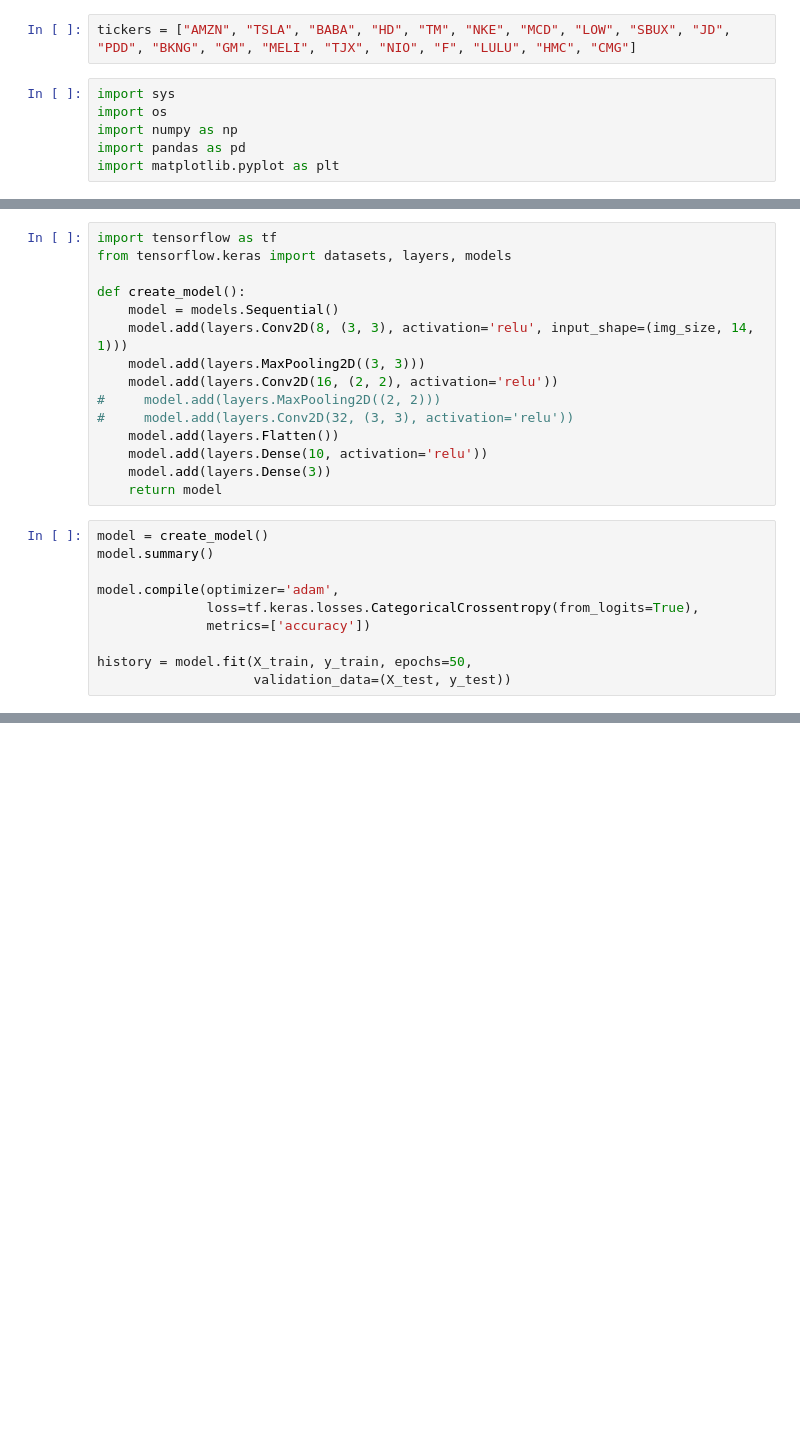
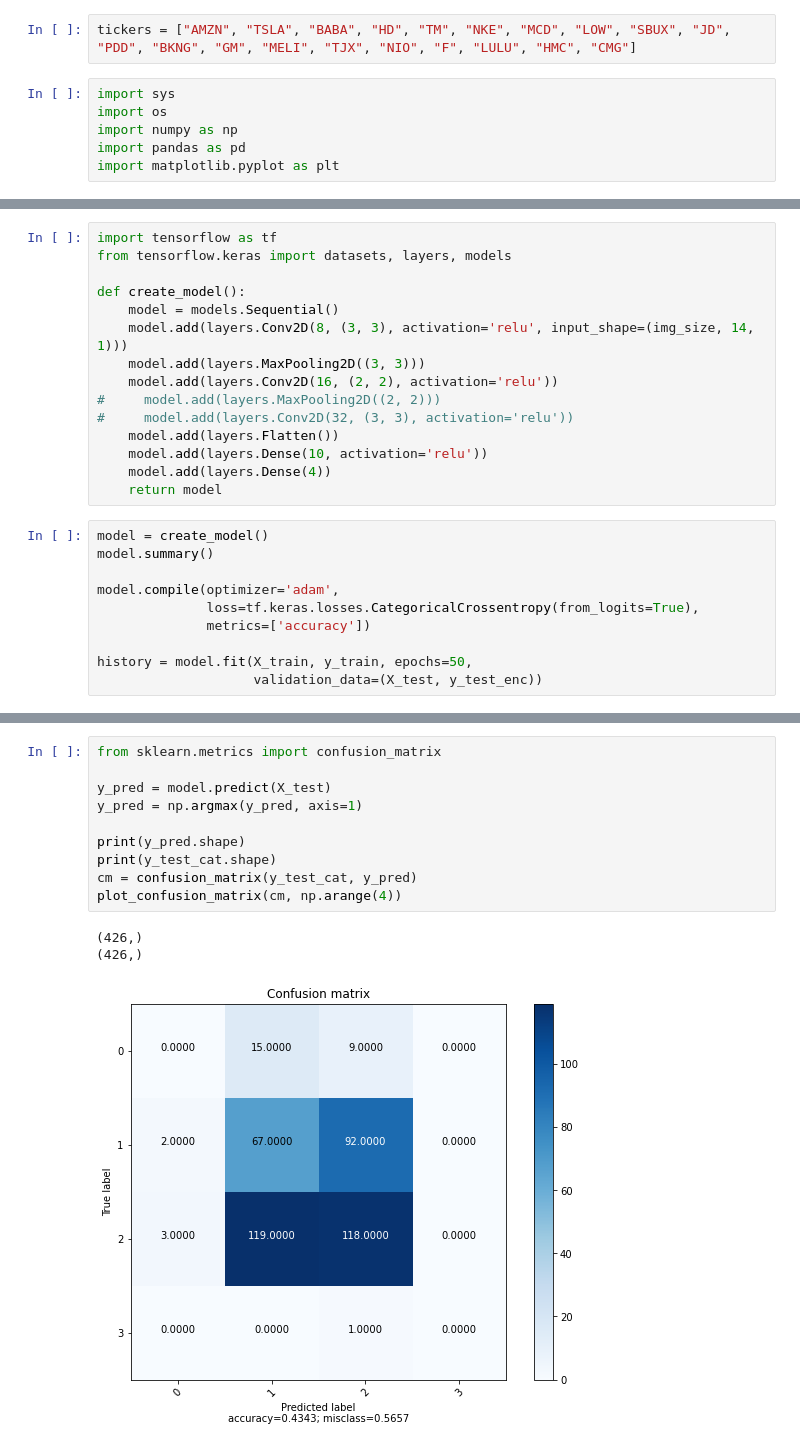
Before and after one commit to dmace2/analyzing-financial-methods, a Jupyter notebook: 2d_cnn.ipynb, the cells around one changed output, grey strips where cells are left out. Cells and saved outputs as stored; diff of their text form; blank space fills up the shorter version.

Commit message:
remove bs, add confusion matrix

```diff
--- a/2d_cnn.ipynb
+++ b/2d_cnn.ipynb
@@ -110,7 +115,7 @@ def create_model():
 #     model.add(layers.Conv2D(32, (3, 3), activation='relu'))
     model.add(layers.Flatten())
     model.add(layers.Dense(10, activation='relu'))
-    model.add(layers.Dense(3))
+    model.add(layers.Dense(4))
     return model
 # %%
 model = create_model()
@@ -121,5 +126,5 @@ model.compile(optimizer='adam',
               metrics=['accuracy'])
 
 history = model.fit(X_train, y_train, epochs=50,
-                    validation_data=(X_test, y_test))
+                    validation_data=(X_test, y_test_enc))
 # %% [output]
@@ -154,0 +237,14 @@ test_loss, test_acc = model.evaluate(X_test, y_test, verbose=2)
+# %%
+from sklearn.metrics import confusion_matrix
+
+y_pred = model.predict(X_test)
+y_pred = np.argmax(y_pred, axis=1)
+
+print(y_pred.shape)
+print(y_test_cat.shape)
+cm = confusion_matrix(y_test_cat, y_pred)
+plot_confusion_matrix(cm, np.arange(4))
+# %% [output]
+(426,)
+(426,)
+[figure, added]
```
Also changed, not shown: parts of 4 cells of this notebook.
